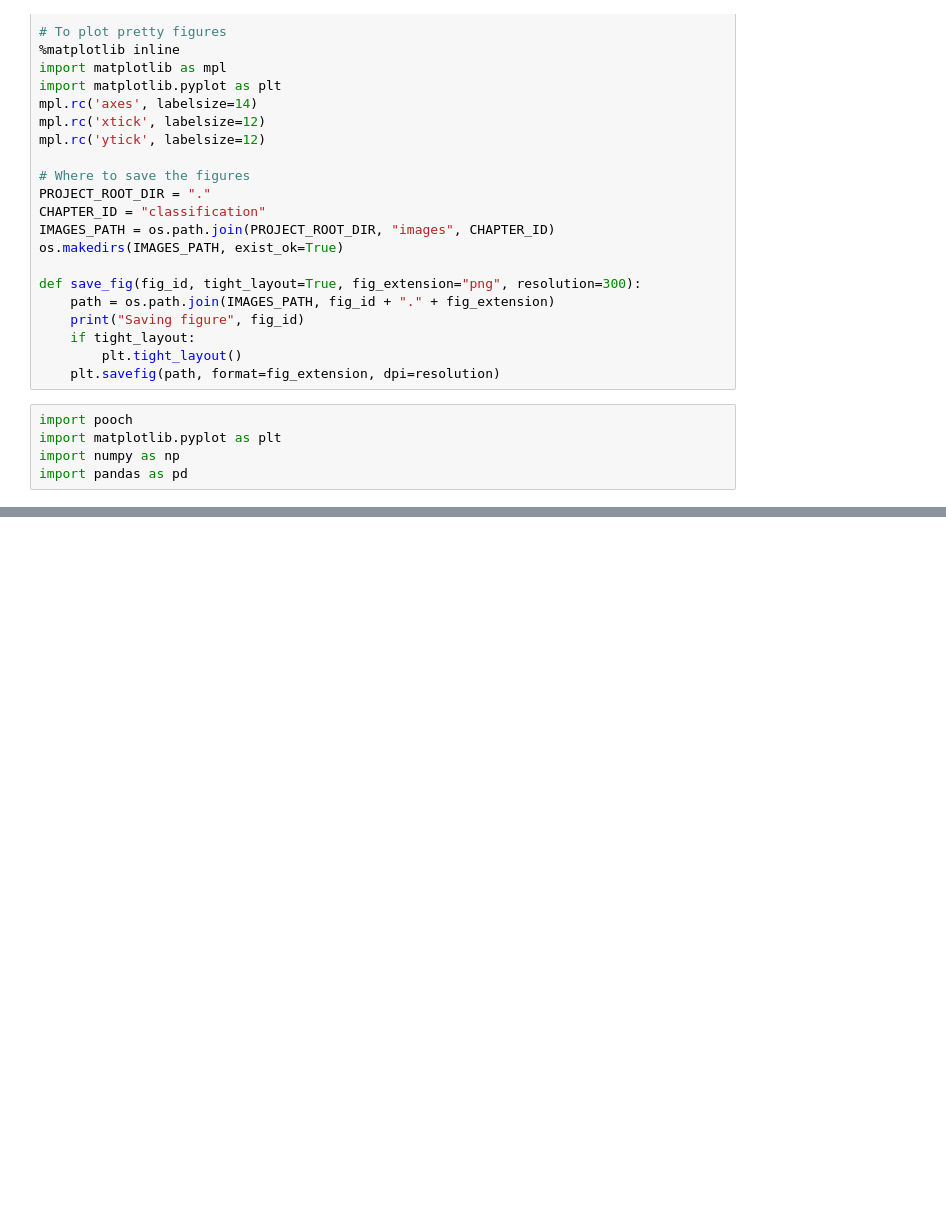
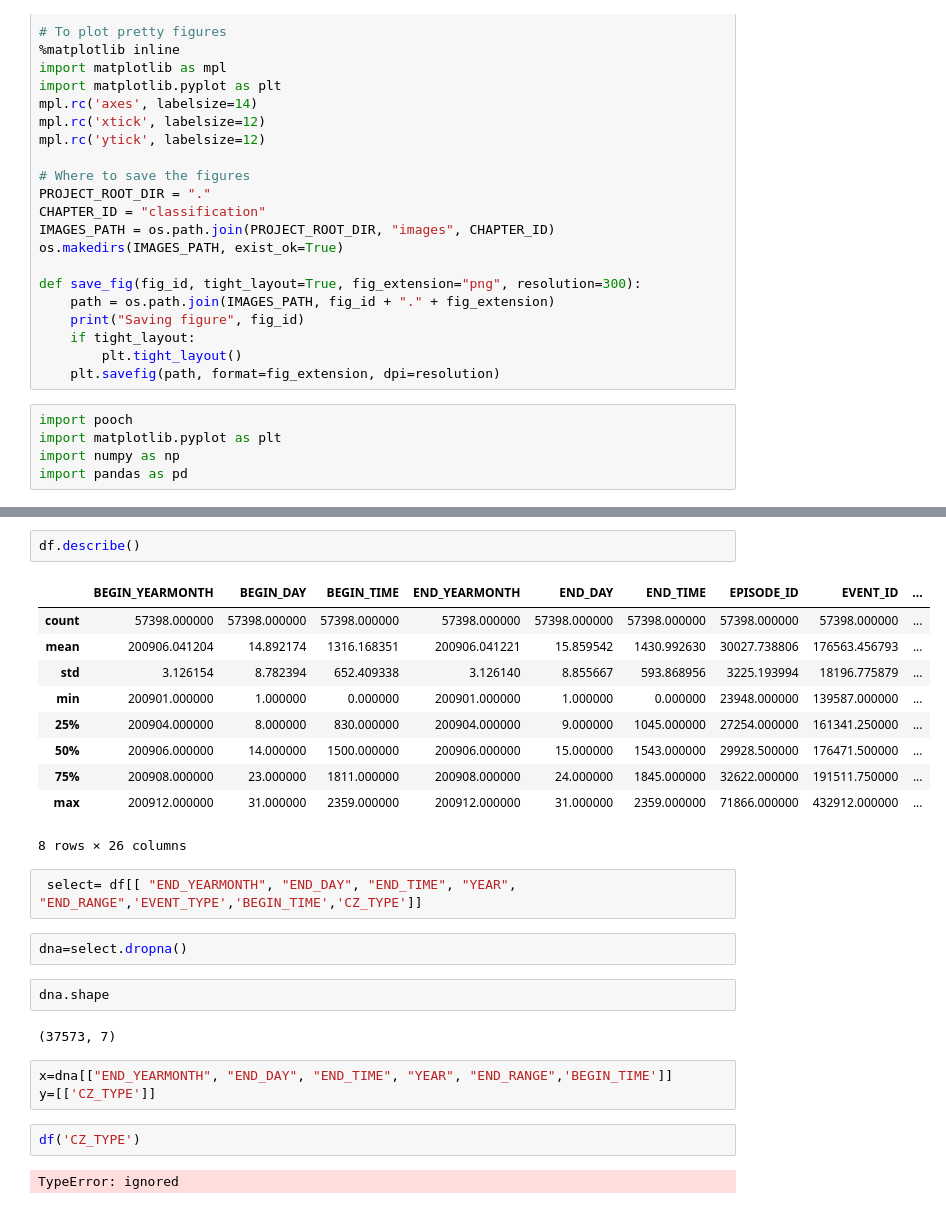
Before and after one commit to Kriegtho/2022_ML_EES, a Jupyter notebook: project.ipynb, the cells around one changed output, grey strips where cells are left out. Drawn from its saved outputs; the diff is of its cells as text; blank space fills up the shorter version.

```diff
--- a/project.ipynb
+++ b/project.ipynb
@@ -48,0 +109,28 @@ import pandas as pd
+# %%
+df.describe()
+# %% [output]
+|  | BEGIN_YEARMONTH | BEGIN_DAY | BEGIN_TIME | END_YEARMONTH | END_DAY | END_TIME | EPISODE_ID | EVENT_ID | ... |
+| count | 57398.000000 | 57398.000000 | 57398.000000 | 57398.000000 | 57398.000000 | 57398.000000 | 57398.000000 | 57398.000000 | ... |
+| mean | 200906.041204 | 14.892174 | 1316.168351 | 200906.041221 | 15.859542 | 1430.992630 | 30027.738806 | 176563.456793 | ... |
+| std | 3.126154 | 8.782394 | 652.409338 | 3.126140 | 8.855667 | 593.868956 | 3225.193994 | 18196.775879 | ... |
+| min | 200901.000000 | 1.000000 | 0.000000 | 200901.000000 | 1.000000 | 0.000000 | 23948.000000 | 139587.000000 | ... |
+| 25% | 200904.000000 | 8.000000 | 830.000000 | 200904.000000 | 9.000000 | 1045.000000 | 27254.000000 | 161341.250000 | ... |
+| 50% | 200906.000000 | 14.000000 | 1500.000000 | 200906.000000 | 15.000000 | 1543.000000 | 29928.500000 | 176471.500000 | ... |
+| 75% | 200908.000000 | 23.000000 | 1811.000000 | 200908.000000 | 24.000000 | 1845.000000 | 32622.000000 | 191511.750000 | ... |
+| max | 200912.000000 | 31.000000 | 2359.000000 | 200912.000000 | 31.000000 | 2359.000000 | 71866.000000 | 432912.000000 | ... |
+8 rows × 26 columns
+# %%
+ select= df[[ "END_YEARMONTH", "END_DAY", "END_TIME", "YEAR", "END_RANGE",'EVENT_TYPE','BEGIN_TIME','CZ_TYPE']]
+# %%
+dna=select.dropna()
+# %%
+dna.shape
+# %% [output]
+(37573, 7)
+# %%
+x=dna[["END_YEARMONTH", "END_DAY", "END_TIME", "YEAR", "END_RANGE",'BEGIN_TIME']]
+y=[['CZ_TYPE']]
+# %%
+df('CZ_TYPE')
+# %% [output]
+TypeError: ignored
```
Also changed, not shown: parts of 10 cells of this notebook.
